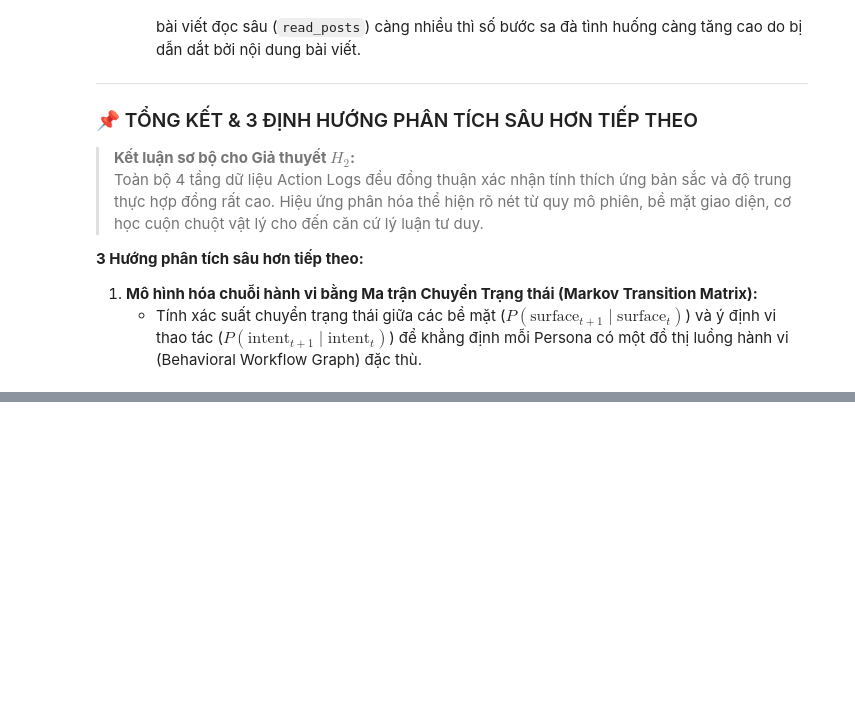
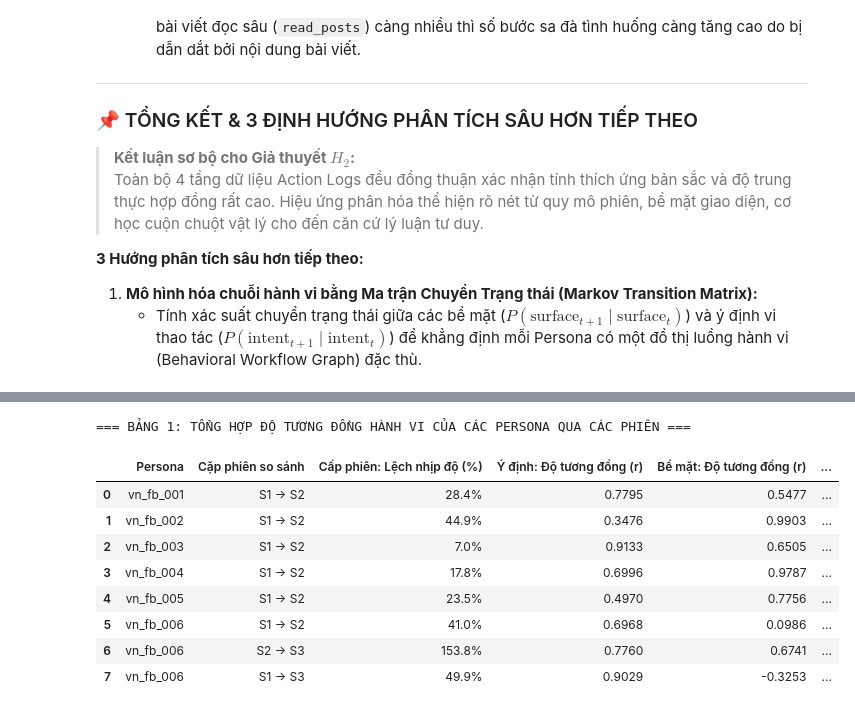
Before and after one commit to zero0526/eda_persona, a Jupyter notebook: notebooks/notebook_action_logs.ipynb, the cells around one changed output, grey strips where cells are left out. Drawn from its saved outputs; the diff is of its cells as text; code cells hidden in the pictures; blank space fills up the shorter version.

```diff
--- a/notebooks/notebook_action_logs.ipynb
+++ b/notebooks/notebook_action_logs.ipynb
@@ -1362,0 +1007,47 @@ plt.show()
+# %%
+# ==============================================================================
+# BƯỚC 11: BẢNG TỔNG HỢP ĐỘ TƯƠNG ĐỒNG HÀNH VI QUA CÁC PHIÊN THEO 4 CẤP ĐỘ
+# ==============================================================================
+
+from algorithms.cross_session_behavior_profiler import (
+    prepare_h3_dataset,
+    extract_cross_session_entities,
+    compute_multi_level_consistency
+)
+
+# 1. Chuẩn bị tập dữ liệu 13 phiên hoàn chỉnh cho kiểm định H3
+df_actions_h3, df_sessions_h3 = prepare_h3_dataset(df_actions, df_sessions)
+
+# 2. Bóc tách thực thể lặp lại và bản đồ ghi nhớ xuyên phiên hoàn toàn động từ SQLite
+entity_res = extract_cross_session_entities()
+
+# 3. Tính toán bảng tổng hợp độ tương đồng qua 4 cấp độ
+df_multi_level_consistency = compute_multi_level_consistency(
+    df_actions_h3, df_sessions_h3, entity_res['continuity_map']
+)
+
+print("=== BẢNG 1: TỔNG HỢP ĐỘ TƯƠNG ĐỒNG HÀNH VI CỦA CÁC PERSONA QUA CÁC PHIÊN ===")
+styled_multi_consistency = (
+    df_multi_level_consistency.style
+    .format({
+        'Cấp phiên: Lệch nhịp độ (%)': '{:.1f}%',
+        'Ý định: Độ tương đồng (r)': '{:.4f}',
+        'Bề mặt: Độ tương đồng (r)': '{:.4f}',
+        'Thao tác trình duyệt: Lệch tốc độ cuộn (%)': '{:.1f}%',
+        'Bằng chứng hành động: Độ tương đồng (r)': '{:.4f}',
+    }, na_rep='-')
+    .background_gradient(subset=['Ý định: Độ tương đồng (r)', 'Bề mặt: Độ tương đồng (r)', 'Bằng chứng hành động: Độ tương đồng (r)'], cmap='Greens', vmin=0.0, vmax=1.0)
+    .set_properties(**{'text-align': 'center'})
+)
+display(styled_multi_consistency)
+# %% [output]
+=== BẢNG 1: TỔNG HỢP ĐỘ TƯƠNG ĐỒNG HÀNH VI CỦA CÁC PERSONA QUA CÁC PHIÊN ===
+|  | Persona | Cặp phiên so sánh | Cấp phiên: Lệch nhịp độ (%) | Ý định: Độ tương đồng (r) | Bề mặt: Độ tương đồng (r) | ... |
+| 0 | vn_fb_001 | S1 -> S2 | 28.4% | 0.7795 | 0.5477 | ... |
+| 1 | vn_fb_002 | S1 -> S2 | 44.9% | 0.3476 | 0.9903 | ... |
+| 2 | vn_fb_003 | S1 -> S2 | 7.0% | 0.9133 | 0.6505 | ... |
+| 3 | vn_fb_004 | S1 -> S2 | 17.8% | 0.6996 | 0.9787 | ... |
+| 4 | vn_fb_005 | S1 -> S2 | 23.5% | 0.4970 | 0.7756 | ... |
+| 5 | vn_fb_006 | S1 -> S2 | 41.0% | 0.6968 | 0.0986 | ... |
+| 6 | vn_fb_006 | S2 -> S3 | 153.8% | 0.7760 | 0.6741 | ... |
+| 7 | vn_fb_006 | S1 -> S3 | 49.9% | 0.9029 | -0.3253 | ... |
```
Also changed, not shown: parts of 18 cells of this notebook, 19 other files.
